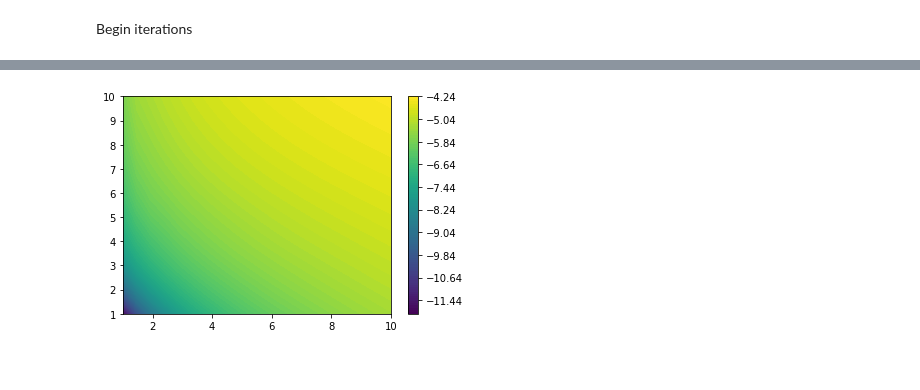
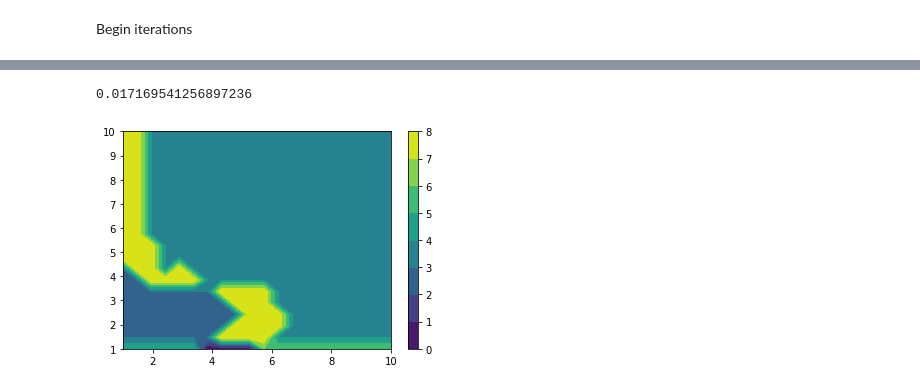
Before and after one commit to ChurnKenLee/blinder_weiss_1976, a Jupyter notebook: code/fd_hjb copy 2.ipynb, the cells around one changed output, grey strips where cells are left out. Drawn from its saved outputs; the diff is of its cells as text; code cells hidden in the pictures.

```diff
--- a/code/fd_hjb copy 2.ipynb
+++ b/code/fd_hjb copy 2.ipynb
@@ -56,7 +56,7 @@ def g_prime_inverse(x):
 Create grids
 # %%
 # State grids
-na = 20 # number of asset grid points
+na = 22 # number of asset grid points
 nk = 20 # number of human capital grid points
 
 amin = 1
@@ -126,7 +126,7 @@ def drift_k(dVk, dVa, a, k, params):
     x = np.clip(g_prime_inverse(-dVk/dVa), 0, 1)
     h = np.clip(uh_prime_inverse(-dVa*g(x)*k - dVk*x*k, l_param), 0, 1)
 
-    mu_k = a*x*h*k - delta*k
+    mu_k = x*h*k - delta*k
     return mu_k
 # %%
 def boundary_dVa(dVk, a, k, params):
@@ -218,7 +218,7 @@ def control_drift(dVa, dVk, a, k, params):
     h = np.clip(uh_prime_inverse(-dVa*g(x)*k - dVk*x*k, l_param), 0, 1)
 
     mu_a = r*a + g(x)*h*k - c
-    mu_k = a*x*h*k - delta*k
+    mu_k = x*h*k - delta*k
 
     return c, h, x, mu_a, mu_k
 # %%
@@ -788,3 +858,7 @@ array([[5., 5., 5., 5., 5., 5., 5., 5., 0., 0., 0., 0., 6., 6., 6., 6.,
+# %%
+mu_kij
+# %% [output]
+0.017169541256897236
 # %%
 # Set up reflecting boundary condition at a_min
 # Loop over a_min (upper edge) in the j dimension
@@ -840,12 +916,12 @@ for j in range(1, nk-1):
         print('k is steady-state')
 # %%
 fig, ax = plt.subplots()
-cs = ax.contourf(k_vect, a_vect, V_t[:,:,nT-13], levels = 100)
+cs = ax.contourf(k_vect, a_vect, I_type_t[:,:,nT-12], levels = 8)
 cbar = fig.colorbar(cs)
 
 plt.show()
 # %% [output]
-[figure, old version]
+[figure, new version]
 # %%
 # Steady-state a at k_max
 j = nk-1
```
Also changed, not shown: parts of 12 cells of this notebook, 1 other file.
